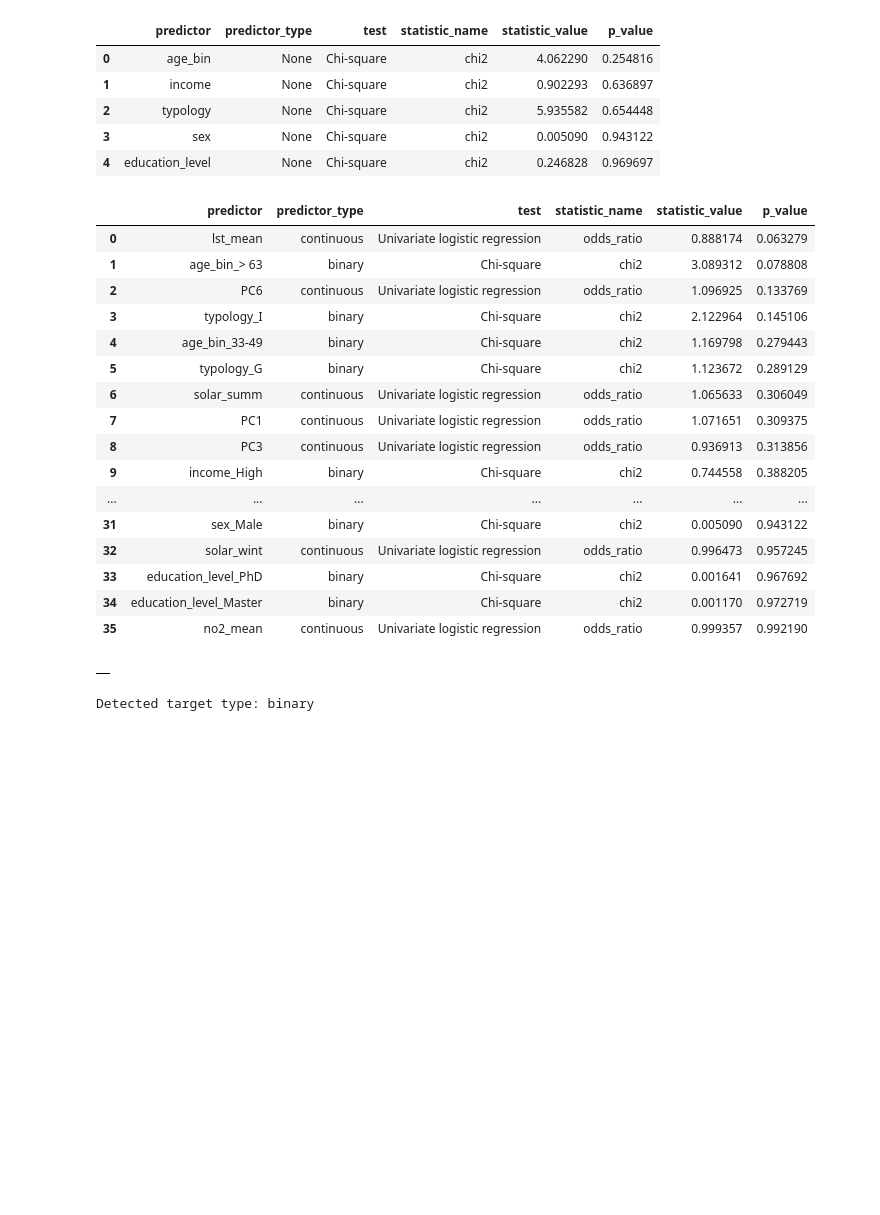
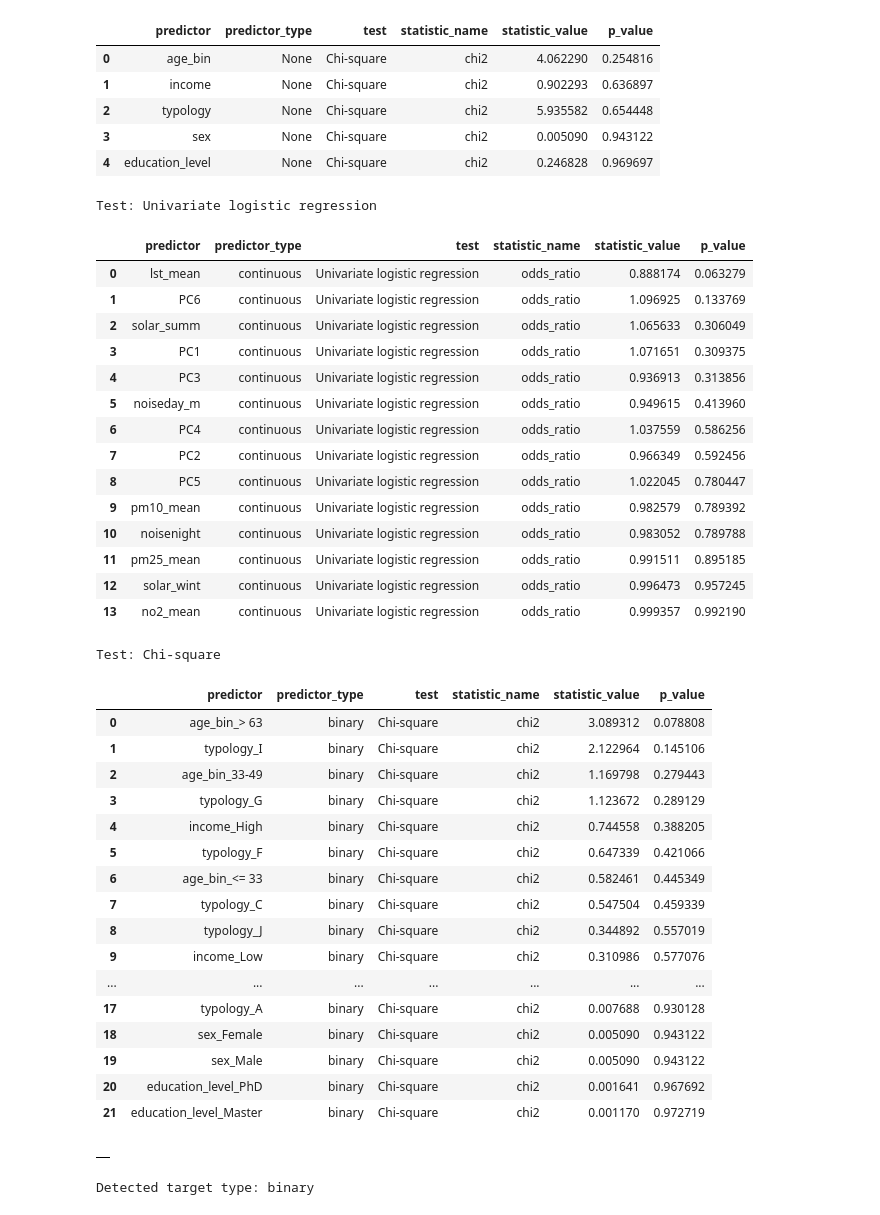
Before and after one commit to MauroPello/ENAC-ML4Science_LIPID, a Jupyter notebook: main.ipynb, the cells around one changed output. Drawn from its saved outputs; the diff is of its cells as text; code cells hidden in the pictures; blank space fills up the shorter version.

```diff
--- a/main.ipynb
+++ b/main.ipynb
@@ -381,31 +381,52 @@ for column in features.columns:
 # %%
 association_df, vif_df = compute_associations(
     features,
     target_feature,
     feature_types=feature_types,
-)
+ )
 
-display(association_df.reset_index(drop=True))
+for test_name, subset in association_df.groupby("test", sort=False):
+    print(f"\nTest: {test_name}")
+    display(subset.reset_index(drop=True))
+
+print(f"\nTest: VIF")
 display(vif_df.reset_index(drop=True))
 # %% [output]
+Test: Univariate logistic regression
 |  | predictor | predictor_type | test | statistic_name | statistic_value | p_value |
 | 0 | lst_mean | continuous | Univariate logistic regression | odds_ratio | 0.888174 | 0.063279 |
-| 1 | age_bin_> 63 | binary | Chi-square | chi2 | 3.089312 | 0.078808 |
-| 2 | PC6 | continuous | Univariate logistic regression | odds_ratio | 1.096925 | 0.133769 |
-| 3 | typology_I | binary | Chi-square | chi2 | 2.122964 | 0.145106 |
-| 4 | age_bin_33-49 | binary | Chi-square | chi2 | 1.169798 | 0.279443 |
-| 5 | typology_G | binary | Chi-square | chi2 | 1.123672 | 0.289129 |
-| 6 | solar_summ | continuous | Univariate logistic regression | odds_ratio | 1.065633 | 0.306049 |
-| 7 | PC1 | continuous | Univariate logistic regression | odds_ratio | 1.071651 | 0.309375 |
-| 8 | PC3 | continuous | Univariate logistic regression | odds_ratio | 0.936913 | 0.313856 |
-| 9 | income_High | binary | Chi-square | chi2 | 0.744558 | 0.388205 |
-| ... | ... | ... | ... | ... | ... | ... |
-| 31 | sex_Male | binary | Chi-square | chi2 | 0.005090 | 0.943122 |
-| 32 | solar_wint | continuous | Univariate logistic regression | odds_ratio | 0.996473 | 0.957245 |
-| 33 | education_level_PhD | binary | Chi-square | chi2 | 0.001641 | 0.967692 |
-| 34 | education_level_Master | binary | Chi-square | chi2 | 0.001170 | 0.972719 |
-| 35 | no2_mean | continuous | Univariate logistic regression | odds_ratio | 0.999357 | 0.992190 |
+| 1 | PC6 | continuous | Univariate logistic regression | odds_ratio | 1.096925 | 0.133769 |
+| 2 | solar_summ | continuous | Univariate logistic regression | odds_ratio | 1.065633 | 0.306049 |
+| 3 | PC1 | continuous | Univariate logistic regression | odds_ratio | 1.071651 | 0.309375 |
+| 4 | PC3 | continuous | Univariate logistic regression | odds_ratio | 0.936913 | 0.313856 |
+| 5 | noiseday_m | continuous | Univariate logistic regression | odds_ratio | 0.949615 | 0.413960 |
+| 6 | PC4 | continuous | Univariate logistic regression | odds_ratio | 1.037559 | 0.586256 |
+| 7 | PC2 | continuous | Univariate logistic regression | odds_ratio | 0.966349 | 0.592456 |
+| 8 | PC5 | continuous | Univariate logistic regression | odds_ratio | 1.022045 | 0.780447 |
+| 9 | pm10_mean | continuous | Univariate logistic regression | odds_ratio | 0.982579 | 0.789392 |
+| 10 | noisenight | continuous | Univariate logistic regression | odds_ratio | 0.983052 | 0.789788 |
+| 11 | pm25_mean | continuous | Univariate logistic regression | odds_ratio | 0.991511 | 0.895185 |
+| 12 | solar_wint | continuous | Univariate logistic regression | odds_ratio | 0.996473 | 0.957245 |
+| 13 | no2_mean | continuous | Univariate logistic regression | odds_ratio | 0.999357 | 0.992190 |
+Test: Chi-square
-|  |
+|  | predictor | predictor_type | test | statistic_name | statistic_value | p_value |
+| 0 | age_bin_> 63 | binary | Chi-square | chi2 | 3.089312 | 0.078808 |
+| 1 | typology_I | binary | Chi-square | chi2 | 2.122964 | 0.145106 |
+| 2 | age_bin_33-49 | binary | Chi-square | chi2 | 1.169798 | 0.279443 |
+| 3 | typology_G | binary | Chi-square | chi2 | 1.123672 | 0.289129 |
+| 4 | income_High | binary | Chi-square | chi2 | 0.744558 | 0.388205 |
+| 5 | typology_F | binary | Chi-square | chi2 | 0.647339 | 0.421066 |
+| 6 | age_bin_<= 33 | binary | Chi-square | chi2 | 0.582461 | 0.445349 |
+| 7 | typology_C | binary | Chi-square | chi2 | 0.547504 | 0.459339 |
+| 8 | typology_J | binary | Chi-square | chi2 | 0.344892 | 0.557019 |
+| 9 | income_Low | binary | Chi-square | chi2 | 0.310986 | 0.577076 |
+| ... | ... | ... | ... | ... | ... | ... |
+| 17 | typology_A | binary | Chi-square | chi2 | 0.007688 | 0.930128 |
+| 18 | sex_Female | binary | Chi-square | chi2 | 0.005090 | 0.943122 |
+| 19 | sex_Male | binary | Chi-square | chi2 | 0.005090 | 0.943122 |
+| 20 | education_level_PhD | binary | Chi-square | chi2 | 0.001641 | 0.967692 |
+| 21 | education_level_Master | binary | Chi-square | chi2 | 0.001170 | 0.972719 |
+|  |
 # %%
 model_results = run_modeling_suite(
     features,
```
